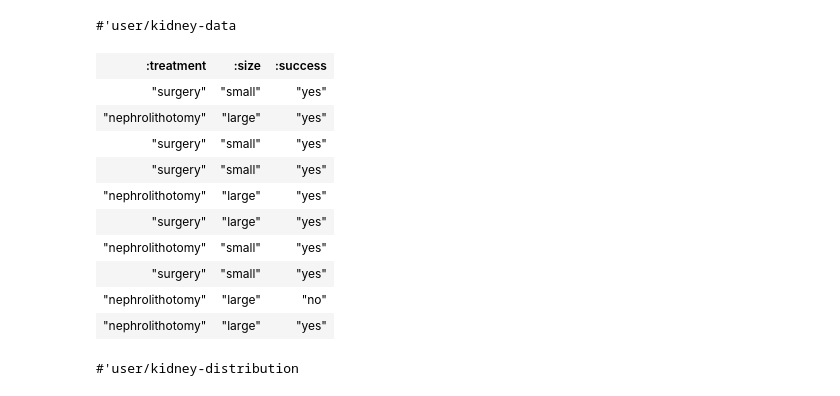
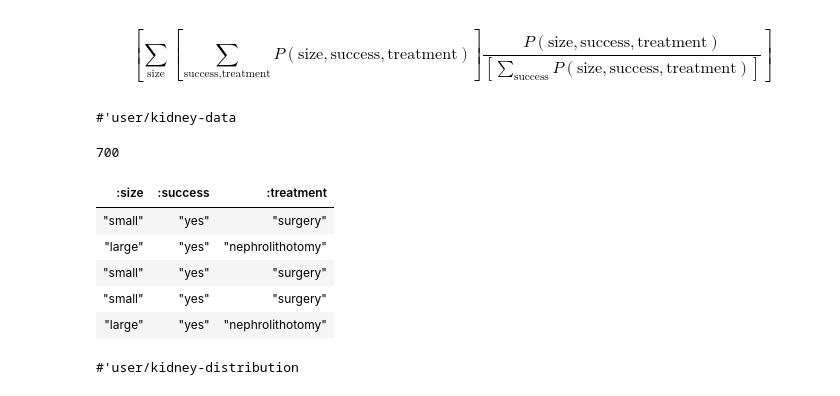
Before and after one commit to jtcbrule/whittemore, a Jupyter notebook: data-tests.ipynb, the cells around one changed output. Drawn from its saved outputs; the diff is of its cells as text; code cells hidden in the pictures.

Commit message:
Cleanup distributions definitions, html table

```diff
--- a/data-tests.ipynb
+++ b/data-tests.ipynb
@@ -1,5 +1,5 @@
 # %%
-(require '[acausal.core :as a :refer [defmodel q p]]
+(require '[acausal.core :as a :refer [defmodel q p define model]]
          '[acausal.plot :as plt]
          '[clojure.repl :refer [doc]]
          '[acausal.html-table]
@@ -7,22 +13,28 @@
+# %%
+(a/define f
+    (a/identify
+        charig1968
+        (q [:success] :do [:treatment])))
+# %% [output]
+$$\left[ \sum_{\text{size}} \left[ \sum_{\text{success}, \text{treatment}} P(\text{size}, \text{success}, \text{treatment}) \right] \frac{P(\text{size}, \text{success}, \text{treatment})}{\left[ \sum_{\text{success}} P(\text{size}, \text{success}, \text{treatment}) \right]} \right]$$
 # %%
 (def kidney-data
     (a/read-csv "kidney.csv"))
 # %% [output]
 #'user/kidney-data
+# %%
+(count kidney-data)
+# %% [output]
+700
 # %%
-(a/head kidney-data)
+(a/head kidney-data :n 5)
 # %% [output]
-| :treatment | :size | :success |
-| "surgery" | "small" | "yes" |
-| "nephrolithotomy" | "large" | "yes" |
-| "surgery" | "small" | "yes" |
-| "surgery" | "small" | "yes" |
-| "nephrolithotomy" | "large" | "yes" |
-| "surgery" | "large" | "yes" |
-| "nephrolithotomy" | "small" | "yes" |
-| "surgery" | "small" | "yes" |
-| "nephrolithotomy" | "large" | "no" |
-| "nephrolithotomy" | "large" | "yes" |
+| :size | :success | :treatment |
+| "small" | "yes" | "surgery" |
+| "large" | "yes" | "nephrolithotomy" |
+| "small" | "yes" | "surgery" |
+| "small" | "yes" | "surgery" |
+| "large" | "yes" | "nephrolithotomy" |
 # %%
 (def kidney-distribution
     (a/categorical
```
Also changed, not shown: parts of 1 cell of this notebook, 2 other files.
